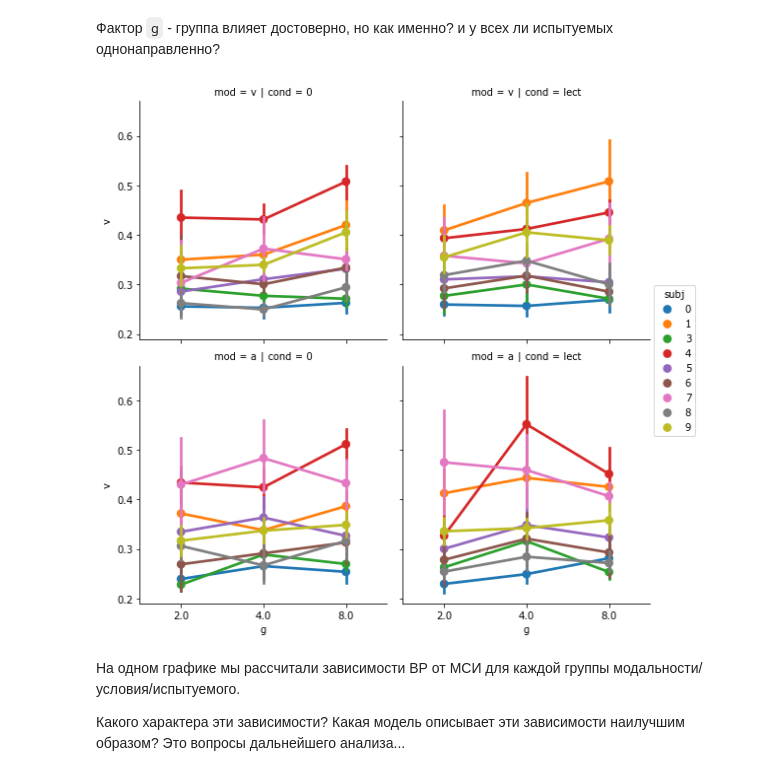
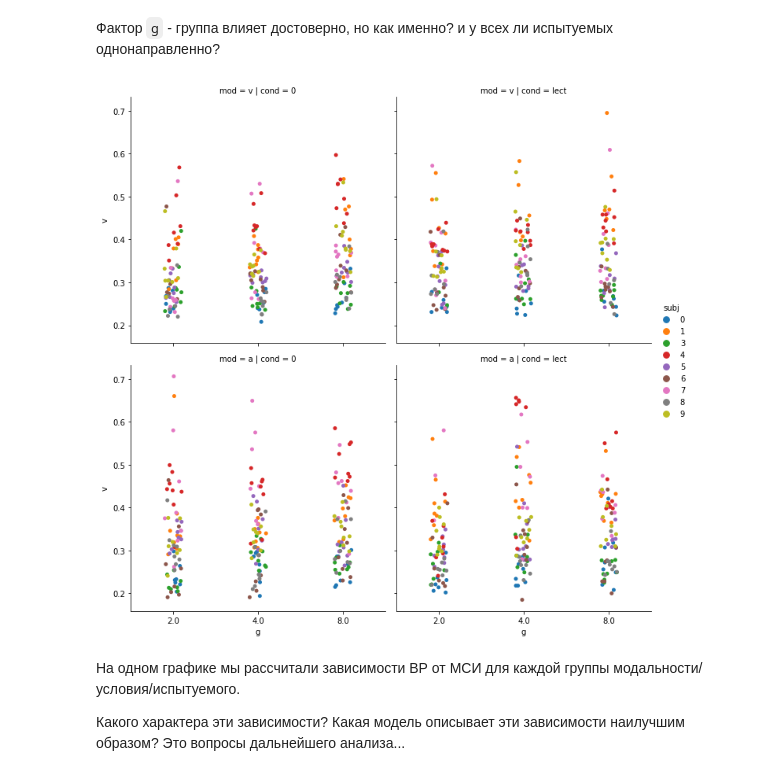
Before and after one commit to sherdim/mame, a Jupyter notebook: Task_eda_rt.ipynb, the cells around one changed output. Drawn from its saved outputs; the diff is of its cells as text; code cells hidden in the pictures.

```diff
--- a/Task_eda_rt.ipynb
+++ b/Task_eda_rt.ipynb
@@ -246,9 +239,9 @@ Signif. codes:  0 ‘***’ 0.001 ‘**’ 0.01 ‘*’ 0.05 ‘.’ 0.1 ‘ ’
 # %% [markdown]
 Фактор `g`  - группа влияет достоверно, но как именно? и у всех ли испытуемых однонаправленно?
 # %%
-h = sns.factorplot('g', y='v', hue='subj', col='cond', row='mod', data=X);
+h = sns.catplot(x='g', y='v', hue='subj', col='cond', row='mod', data=X);
 # %% [output]
-[figure, old version]
+[figure, new version]
 # %% [markdown]
 На одном графике мы рассчитали зависимости ВР от МСИ для каждой группы модальности/условия/испытуемого.
 
```
Also changed, not shown: parts of 8 cells of this notebook, 4 other files.
